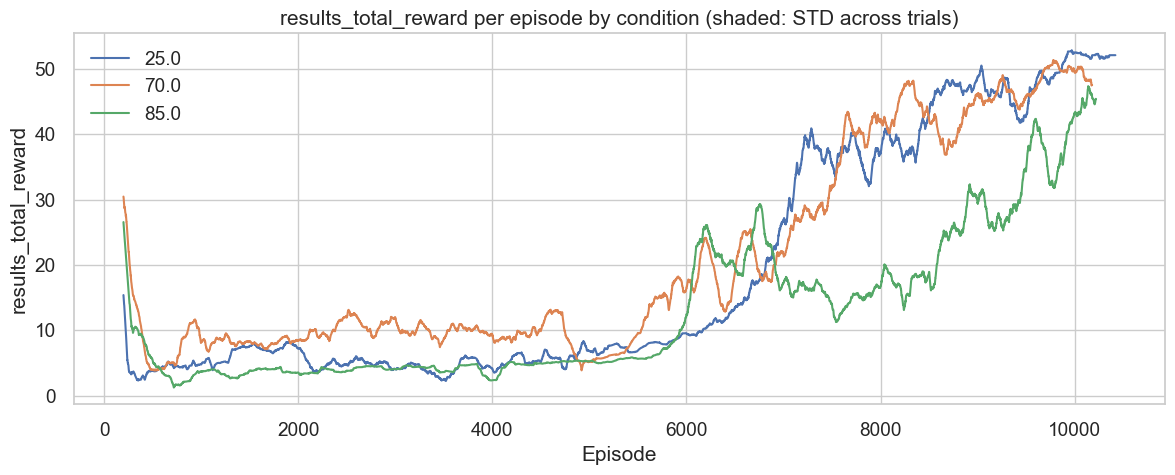
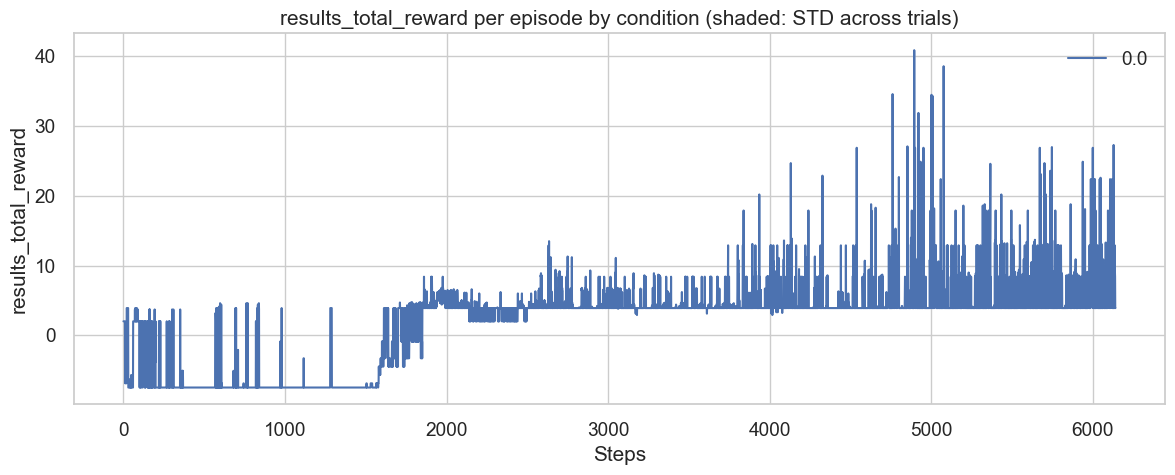
The change to this notebook cell's code, shown as a diff; its figure went from the first image to the second:
--- before
+++ after
@@ -54,5 +54,5 @@
         plt.fill_between(steps, mean_across_trials - std_across_trials, mean_across_trials + std_across_trials, alpha=0.2)
 
-    plt.xlabel('Episode')
+    plt.xlabel('Steps')
     plt.ylabel(metric)
     plt.title(f'{metric} per episode by condition (shaded: STD across trials)')
@@ -61,3 +61,3 @@
     plt.show()
 
-plot_condition_results_std_across_trials(condition_results, window_size=200)
+plot_condition_results_std_across_trials(condition_results, window_size=1)

Commit: hpc